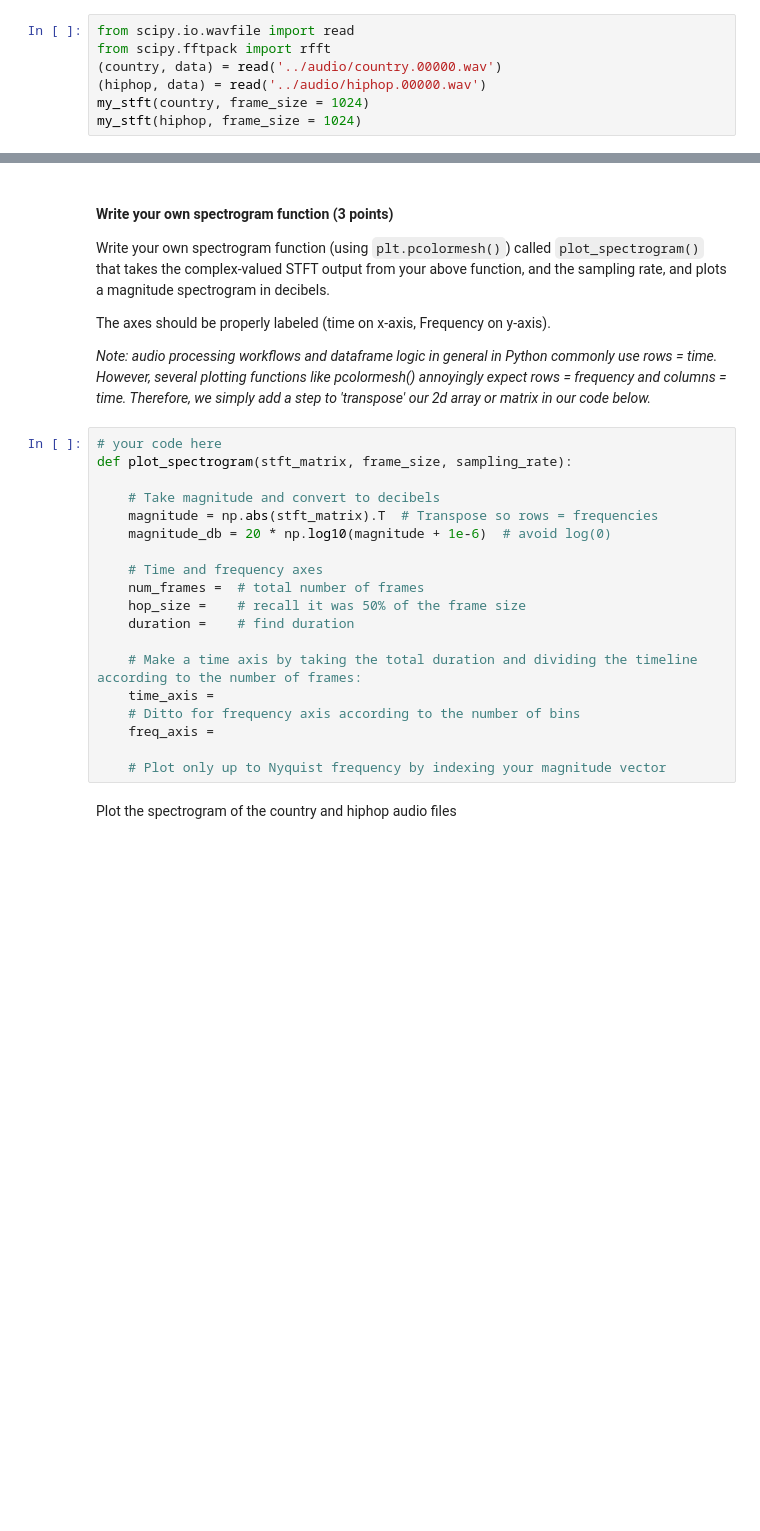
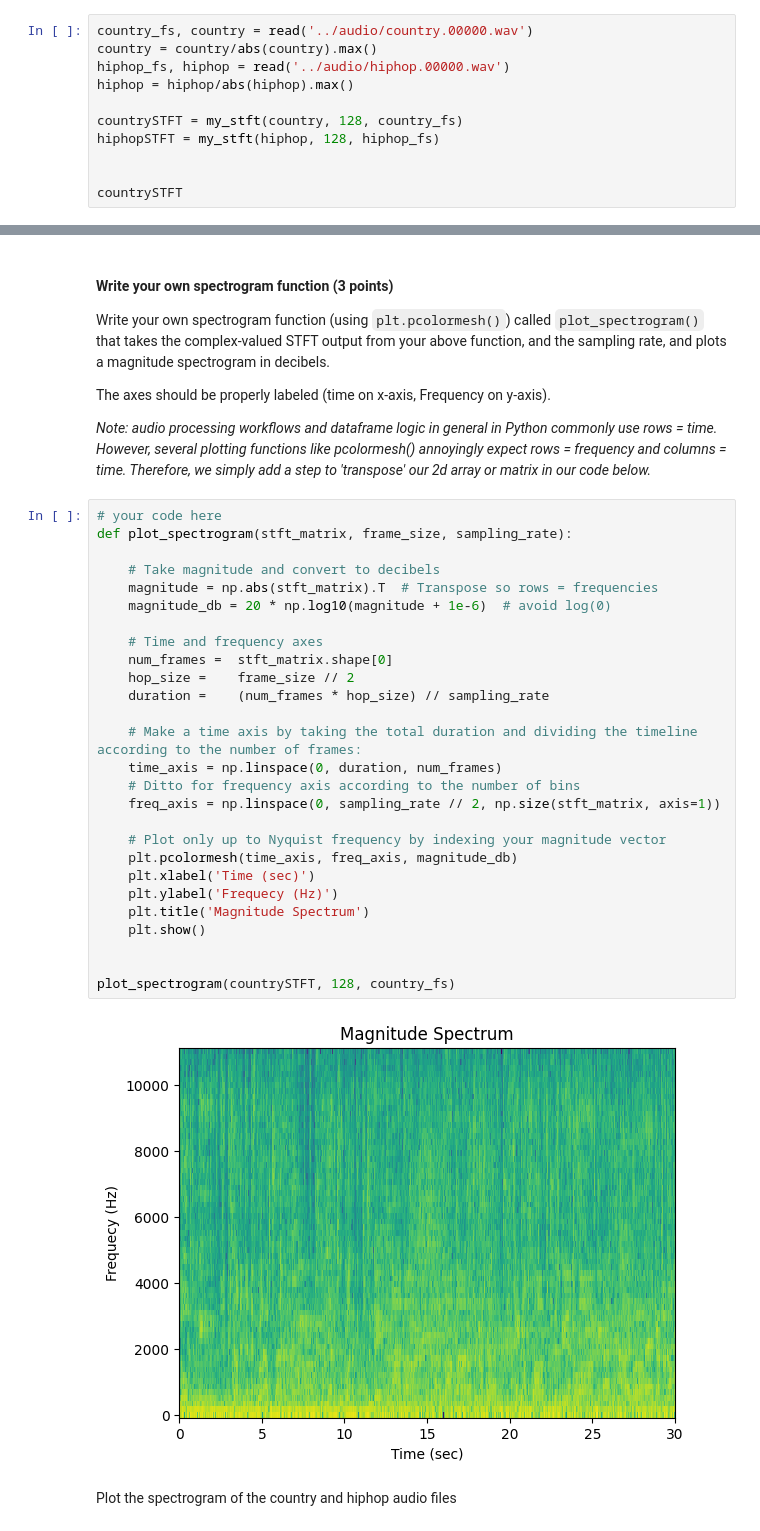
Before and after one commit to MrSesameSeed/AudioTechII, a Jupyter notebook: HW/HW3.ipynb, the cells around one changed output, grey strips where cells are left out. Saved outputs shown, nothing was run; the diff lists cells and outputs as text; blank space fills up the shorter version.

```diff
--- a/HW/HW3.ipynb
+++ b/HW/HW3.ipynb
@@ -68,9 +80,13 @@ def my_stft(audio_input, frame_size, sampling_rate = 44100):
 
 Apply your STFT function to the audio files listed above (country and hiphop)
 # %%
-from scipy.io.wavfile import read
-from scipy.fftpack import rfft
-(country, data) = read('../audio/country.00000.wav')
-(hiphop, data) = read('../audio/hiphop.00000.wav')
-my_stft(country, frame_size = 1024)
-my_stft(hiphop, frame_size = 1024)
+country_fs, country = read('../audio/country.00000.wav')
+country = country/abs(country).max()
+hiphop_fs, hiphop = read('../audio/hiphop.00000.wav')
+hiphop = hiphop/abs(hiphop).max()
+
+countrySTFT = my_stft(country, 128, country_fs)
+hiphopSTFT = my_stft(hiphop, 128, hiphop_fs)
+
+
+countrySTFT
@@ -85,22 +121,32 @@ The axes should be properly labeled (time on x-axis, Frequency on y-axis).
 # %%
 # your code here
 def plot_spectrogram(stft_matrix, frame_size, sampling_rate):
 
     # Take magnitude and convert to decibels
     magnitude = np.abs(stft_matrix).T  # Transpose so rows = frequencies
     magnitude_db = 20 * np.log10(magnitude + 1e-6)  # avoid log(0)
 
     # Time and frequency axes
-    num_frames =  # total number of frames
-    hop_size =    # recall it was 50% of the frame size
-    duration =    # find duration
+    num_frames =  stft_matrix.shape[0]
+    hop_size =    frame_size // 2
+    duration =    (num_frames * hop_size) // sampling_rate
 
     # Make a time axis by taking the total duration and dividing the timeline according to the number of frames:
-    time_axis =
+    time_axis = np.linspace(0, duration, num_frames)
     # Ditto for frequency axis according to the number of bins
-    freq_axis =
+    freq_axis = np.linspace(0, sampling_rate // 2, np.size(stft_matrix, axis=1))
 
     # Plot only up to Nyquist frequency by indexing your magnitude vector
+    plt.pcolormesh(time_axis, freq_axis, magnitude_db)
+    plt.xlabel('Time (sec)')
+    plt.ylabel('Frequecy (Hz)')
+    plt.title('Magnitude Spectrum')
+    plt.show()
+
+
+plot_spectrogram(countrySTFT, 128, country_fs)
+# %% [output]
+[figure, added]
 # %% [markdown]
 Plot the spectrogram of the country and hiphop audio files
 # %% [markdown]
```
Also changed, not shown: parts of 15 cells of this notebook.
